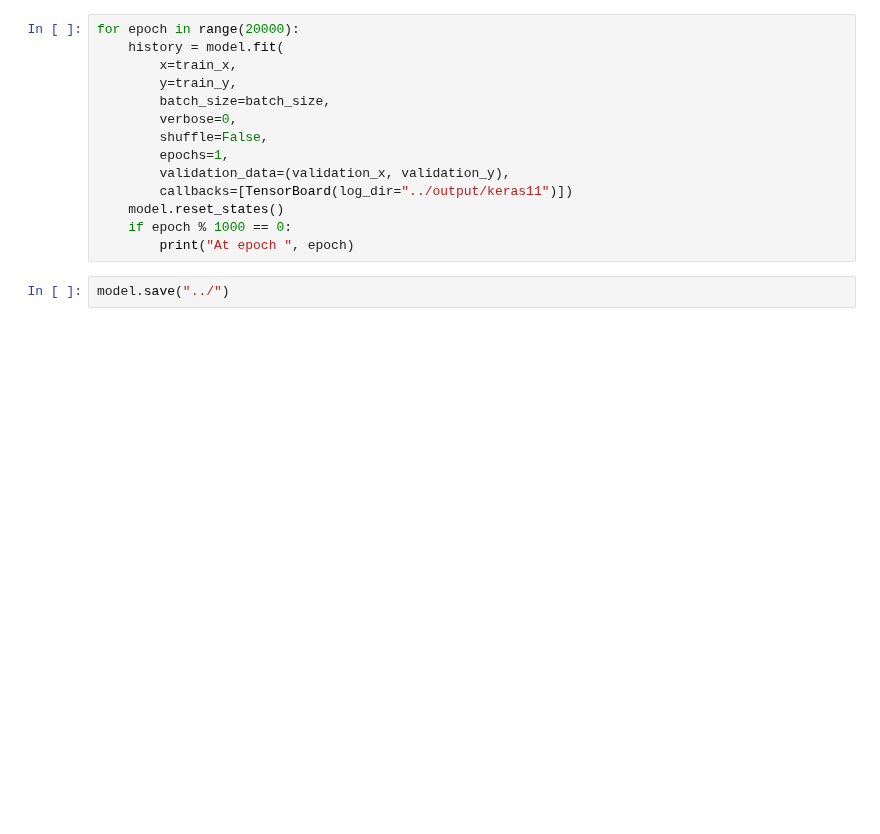
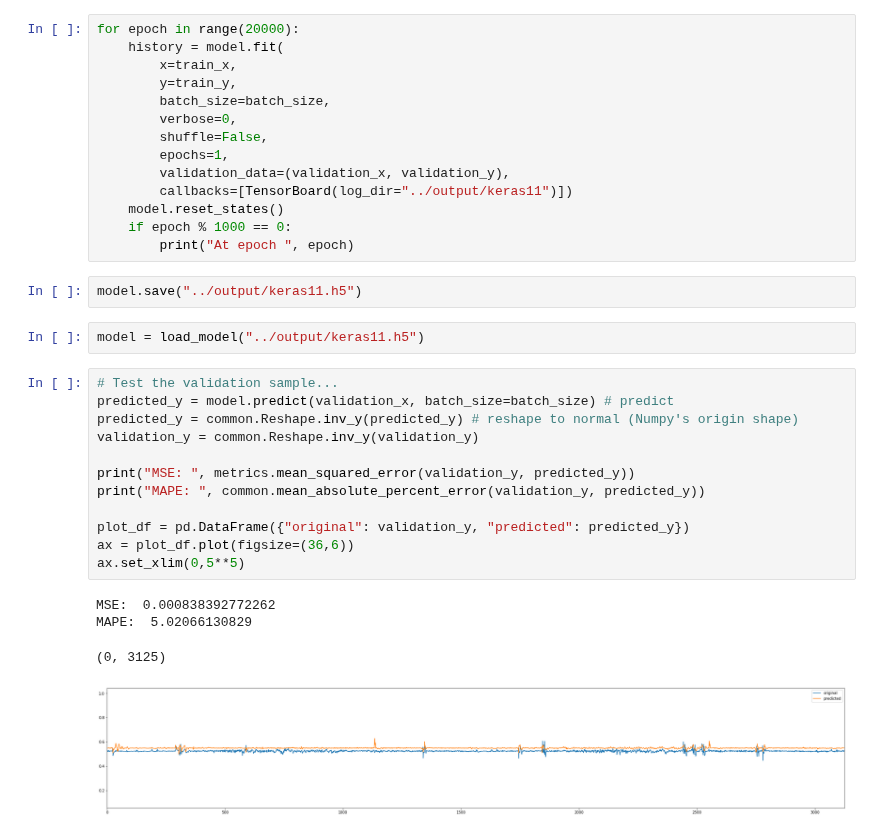
Before and after one commit to MiachelGu/chiller-plants, a Jupyter notebook: notebooks/8. Experiment Set B (LSTM).ipynb, the cells around one changed output. Cells and saved outputs as stored; diff of their text form; blank space fills up the shorter version.

```diff
--- a/notebooks/8. Experiment Set B (LSTM).ipynb
+++ b/notebooks/8. Experiment Set B (LSTM).ipynb
@@ -199,4 +199,23 @@ for epoch in range(20000):
     if epoch % 1000 == 0:
         print("At epoch ", epoch)
 # %%
-model.save("../")
+model.save("../output/keras11.h5")
+# %%
+model = load_model("../output/keras11.h5")
+# %%
+# Test the validation sample...
+predicted_y = model.predict(validation_x, batch_size=batch_size) # predict
+predicted_y = common.Reshape.inv_y(predicted_y) # reshape to normal (Numpy's origin shape)
+validation_y = common.Reshape.inv_y(validation_y)
+
+print("MSE: ", metrics.mean_squared_error(validation_y, predicted_y))
+print("MAPE: ", common.mean_absolute_percent_error(validation_y, predicted_y))
+
+plot_df = pd.DataFrame({"original": validation_y, "predicted": predicted_y})
+ax = plot_df.plot(figsize=(36,6))
+ax.set_xlim(0,5**5)
+# %% [output]
+MSE:  0.000838392772262
+MAPE:  5.02066130829
+(0, 3125)
+[figure, added]
```
Also changed, not shown: parts of 2 cells of this notebook, 1 other file.
